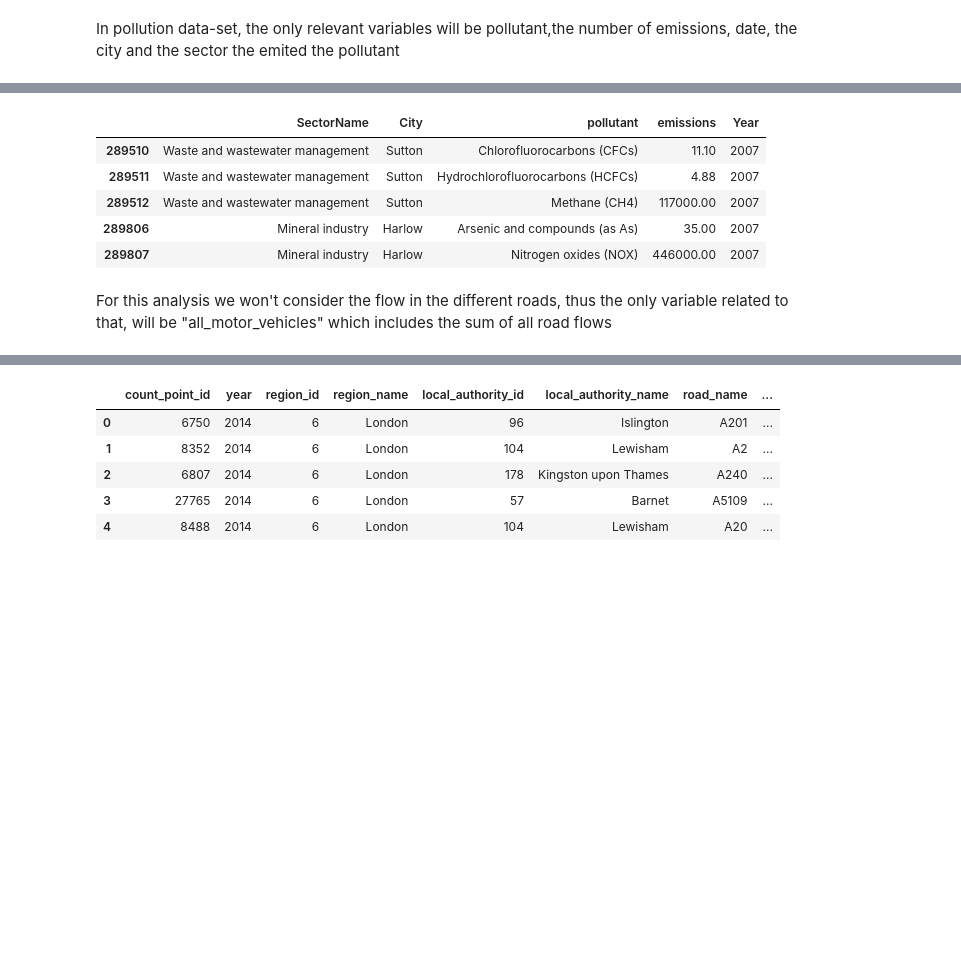
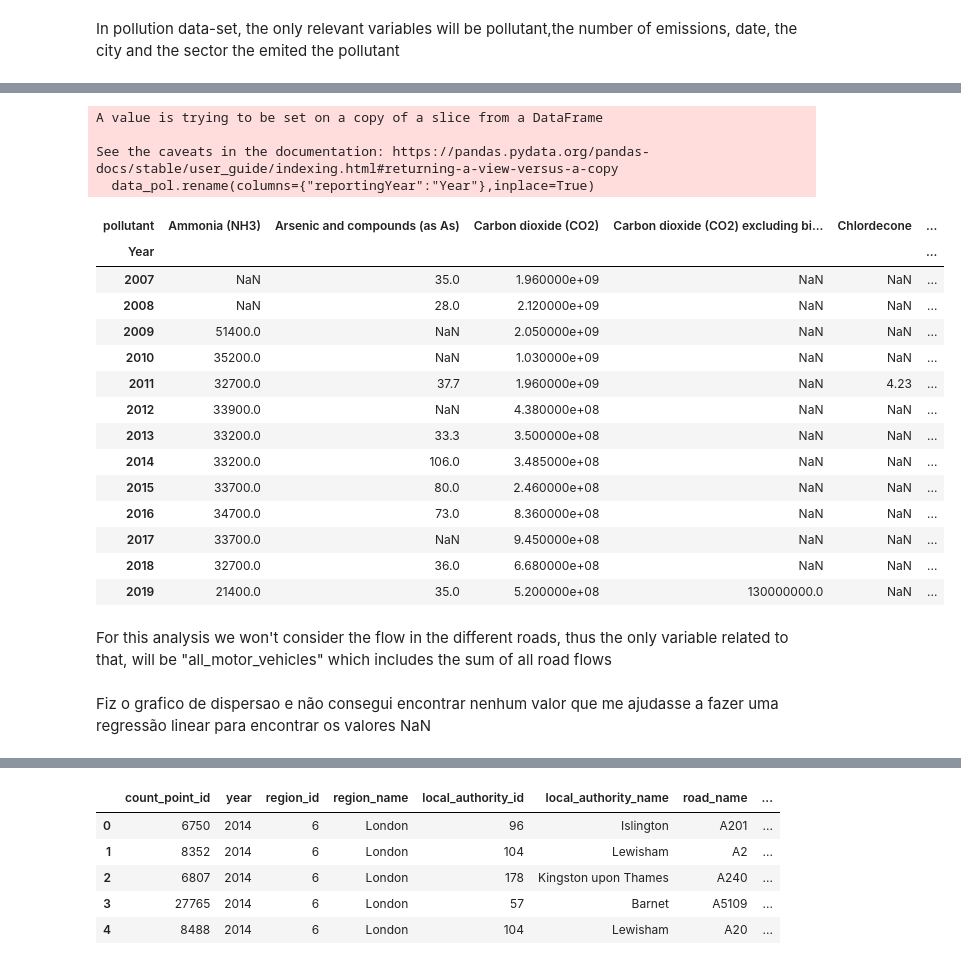
Before and after one commit to GuilhermeCasal/DataManagementFCD, a Jupyter notebook: env_analisys1.ipynb, the cells around one changed output, grey strips where cells are left out. Drawn from its saved outputs; the diff is of its cells as text; code cells hidden in the pictures; blank space fills up the shorter version.

Commit message:
miss solve the NaN Values

```diff
--- a/env_analisys1.ipynb
+++ b/env_analisys1.ipynb
@@ -195,15 +220,32 @@ data_pol.head()
 | 289806 | United Kingdom | 3.0 | Mineral industry | 3(e) | Installations for the manufacture... | ... |
 | 289807 | United Kingdom | 3.0 | Mineral industry | 3(e) | Installations for the manufacture... | ... |
 # %%
-data_pol = data_pol[["eprtrSectorName","City","pollutant","emissions","reportingYear"]]
-data_pol.rename(columns={"eprtrSectorName": "SectorName","reportingYear":"Year"},inplace=True)
-data_pol.head()
+data_pol = data_pol[["pollutant","emissions","reportingYear"]]
+data_pol.rename(columns={"reportingYear":"Year"},inplace=True)
+data_pol = data_pol.groupby(["Year","pollutant"])["emissions"].mean().reset_index().rename(columns={"emissions":"emissions"})
+data_pol = data_pol.pivot(index='Year', columns='pollutant', values='emissions')
+data_pol.head(20)
 # %% [output]
+A value is trying to be set on a copy of a slice from a DataFrame
+
+See the caveats in the documentation: https://pandas.pydata.org/pandas-docs/stable/user_guide/indexing.html#returning-a-view-versus-a-copy
+  data_pol.rename(columns={"reportingYear":"Year"},inplace=True)
-|  | SectorName | City | pollutant | emissions | Year |
-| 289510 | Waste and wastewater management | Sutton | Chlorofluorocarbons (CFCs) | 11.10 | 2007 |
-| 289511 | Waste and wastewater management | Sutton | Hydrochlorofluorocarbons (HCFCs) | 4.88 | 2007 |
-| 289512 | Waste and wastewater management | Sutton | Methane (CH4) | 117000.00 | 2007 |
-| 289806 | Mineral industry | Harlow | Arsenic and compounds (as As) | 35.00 | 2007 |
-| 289807 | Mineral industry | Harlow | Nitrogen oxides (NOX) | 446000.00 | 2007 |
+| pollutant | Ammonia (NH3) | Arsenic and compounds (as As) | Carbon dioxide (CO2) | Carbon dioxide (CO2) excluding bi... | Chlordecone | ... |
+| Year |  |  |  |  |  | ... |
+| 2007 | NaN | 35.0 | 1.960000e+09 | NaN | NaN | ... |
+| 2008 | NaN | 28.0 | 2.120000e+09 | NaN | NaN | ... |
+| 2009 | 51400.0 | NaN | 2.050000e+09 | NaN | NaN | ... |
+| 2010 | 35200.0 | NaN | 1.030000e+09 | NaN | NaN | ... |
+| 2011 | 32700.0 | 37.7 | 1.960000e+09 | NaN | 4.23 | ... |
+| 2012 | 33900.0 | NaN | 4.380000e+08 | NaN | NaN | ... |
+| 2013 | 33200.0 | 33.3 | 3.500000e+08 | NaN | NaN | ... |
+| 2014 | 33200.0 | 106.0 | 3.485000e+08 | NaN | NaN | ... |
+| 2015 | 33700.0 | 80.0 | 2.460000e+08 | NaN | NaN | ... |
+| 2016 | 34700.0 | 73.0 | 8.360000e+08 | NaN | NaN | ... |
+| 2017 | 33700.0 | NaN | 9.450000e+08 | NaN | NaN | ... |
+| 2018 | 32700.0 | 36.0 | 6.680000e+08 | NaN | NaN | ... |
+| 2019 | 21400.0 | 35.0 | 5.200000e+08 | 130000000.0 | NaN | ... |
 # %% [markdown]
 For this analysis we won't consider the flow in the different roads, thus the only variable related to that,  will be "all_motor_vehicles" which includes the sum of all road flows
+# %% [markdown]
+Fiz o grafico de dispersao e não consegui encontrar nenhum valor que me ajudasse a fazer uma regressão linear para encontrar os valores NaN
```
Also changed, not shown: parts of 31 cells of this notebook.
